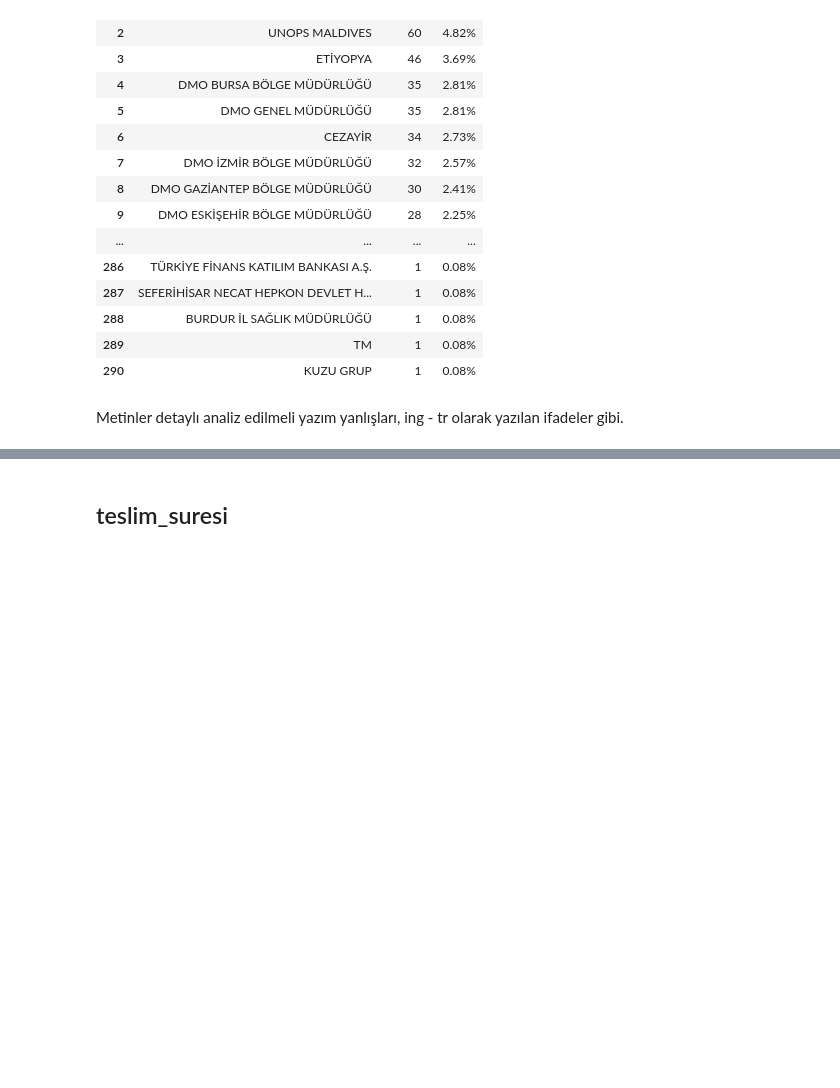
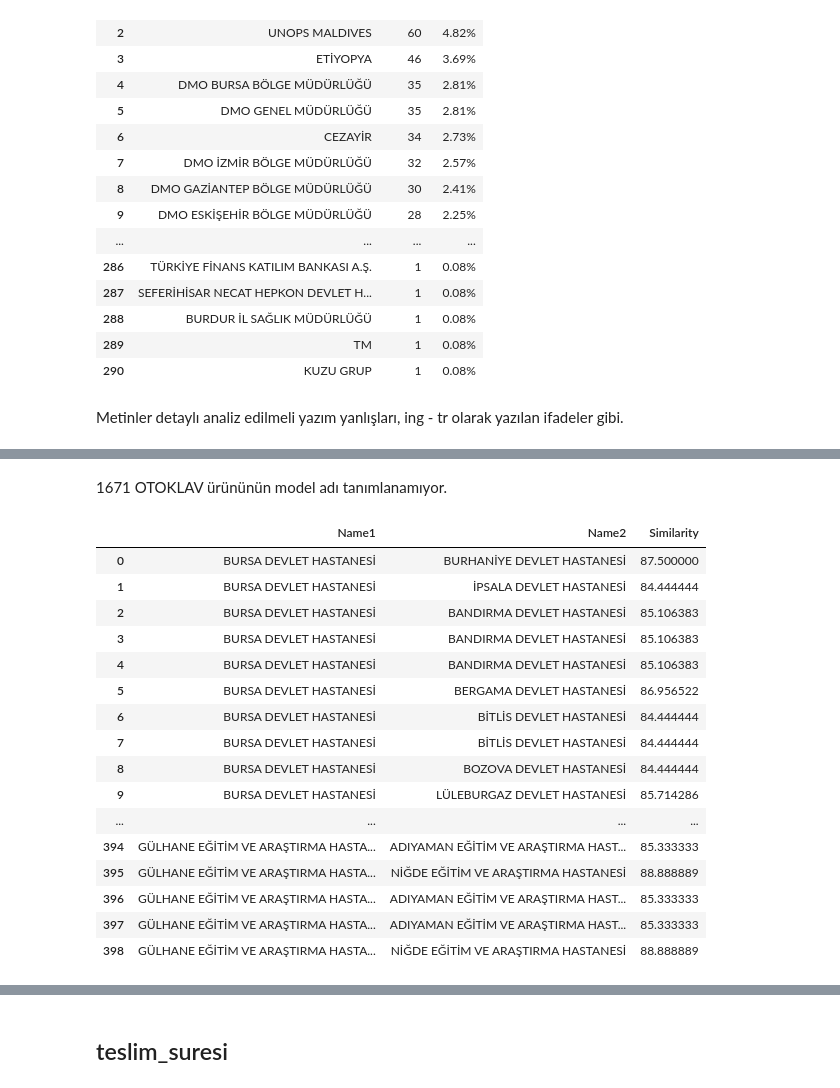
Before and after one commit to Duygu-Jones/LLM_Playground, a Jupyter notebook: 01_EDA/KATEGORILER/01_Otoklav_Oksijen/FNur/FNUR_EDA_NOTEBOOK_OTOKLAV_OKSIJEN_SATIS.ipynb, the cells around one changed output, grey strips where cells are left out. Cells and saved outputs as stored; diff of their text form; code cells hidden in the pictures; blank space fills up the shorter version.

```diff
--- a/01_EDA/KATEGORILER/01_Otoklav_Oksijen/FNur/FNUR_EDA_NOTEBOOK_OTOKLAV_OKSIJEN_SATIS.ipynb
+++ b/01_EDA/KATEGORILER/01_Otoklav_Oksijen/FNur/FNUR_EDA_NOTEBOOK_OTOKLAV_OKSIJEN_SATIS.ipynb
@@ -672,16 +471,0 @@ df_kategori['kurulum_yeri'] = df_kategori['kurulum_yeri'].str.replace('ANKARA SA
-# %%
-from rapidfuzz import fuzz
-import pandas as pd
-
-# %40 ile %99 arasında benzerlik olanları arama
-similar_entries = []
-for i, name1 in enumerate(df_kategori['kurulum_yeri']):
-    for j, name2 in enumerate(df_kategori['kurulum_yeri']):
-        if i < j:  # İki kez karşılaştırmamak için
-            similarity = fuzz.ratio(name1, name2)
-            if 90 < similarity < 100:  # %40'tan büyük ve %100'den küçük benzerlik
-                similar_entries.append((name1, name2, similarity))
-
-# Sonuçları gösterme
-similar_entries_df2 = pd.DataFrame(similar_entries, columns=["Name1", "Name2", "Similarity"])
-similar_entries_df2
@@ -965,0 +879,39 @@ df[df['siparis_no'] == '2018/037']
+# %% [markdown]
+1671	OTOKLAV ürününün model adı tanımlanamıyor.
+# %%
+from rapidfuzz import fuzz
+import pandas as pd
+
+# %40 ile %99 arasında benzerlik olanları arama
+similar_entries = []
+for i, name1 in enumerate(df_kategori['kurulum_yeri']):
+    for j, name2 in enumerate(df_kategori['kurulum_yeri']):
+        if i < j:  # İki kez karşılaştırmamak için
+             # DMO veya BÖLGE MÜDÜRLÜĞÜ geçen kayıtları atla
+            #if "DMO" in name1 or "BÖLGE MÜDÜRLÜĞÜ" in name1 or "DMO" in name2 or "BÖLGE MÜDÜRLÜĞÜ" in name2:
+              #  continue
+            similarity = fuzz.ratio(name1, name2)
+            if 84 < similarity < 89:  # %40'tan büyük ve %100'den küçük benzerlik
+                similar_entries.append((name1, name2, similarity))
+
+# Sonuçları gösterme
+similar_entries_df2 = pd.DataFrame(similar_entries, columns=["Name1", "Name2", "Similarity"])
+similar_entries_df2
+# %% [output]
+|  | Name1 | Name2 | Similarity |
+| 0 | BURSA DEVLET HASTANESİ | BURHANİYE DEVLET HASTANESİ | 87.500000 |
+| 1 | BURSA DEVLET HASTANESİ | İPSALA DEVLET HASTANESİ | 84.444444 |
+| 2 | BURSA DEVLET HASTANESİ | BANDIRMA DEVLET HASTANESİ | 85.106383 |
+| 3 | BURSA DEVLET HASTANESİ | BANDIRMA DEVLET HASTANESİ | 85.106383 |
+| 4 | BURSA DEVLET HASTANESİ | BANDIRMA DEVLET HASTANESİ | 85.106383 |
+| 5 | BURSA DEVLET HASTANESİ | BERGAMA DEVLET HASTANESİ | 86.956522 |
+| 6 | BURSA DEVLET HASTANESİ | BİTLİS DEVLET HASTANESİ | 84.444444 |
+| 7 | BURSA DEVLET HASTANESİ | BİTLİS DEVLET HASTANESİ | 84.444444 |
+| 8 | BURSA DEVLET HASTANESİ | BOZOVA DEVLET HASTANESİ | 84.444444 |
+| 9 | BURSA DEVLET HASTANESİ | LÜLEBURGAZ DEVLET HASTANESİ | 85.714286 |
+| ... | ... | ... | ... |
+| 394 | GÜLHANE EĞİTİM VE ARAŞTIRMA HASTA... | ADIYAMAN EĞİTİM VE ARAŞTIRMA HAST... | 85.333333 |
+| 395 | GÜLHANE EĞİTİM VE ARAŞTIRMA HASTA... | NİĞDE EĞİTİM VE ARAŞTIRMA HASTANESİ | 88.888889 |
+| 396 | GÜLHANE EĞİTİM VE ARAŞTIRMA HASTA... | ADIYAMAN EĞİTİM VE ARAŞTIRMA HAST... | 85.333333 |
+| 397 | GÜLHANE EĞİTİM VE ARAŞTIRMA HASTA... | ADIYAMAN EĞİTİM VE ARAŞTIRMA HAST... | 85.333333 |
+| 398 | GÜLHANE EĞİTİM VE ARAŞTIRMA HASTA... | NİĞDE EĞİTİM VE ARAŞTIRMA HASTANESİ | 88.888889 |
```
Also changed, not shown: parts of 79 cells of this notebook.
